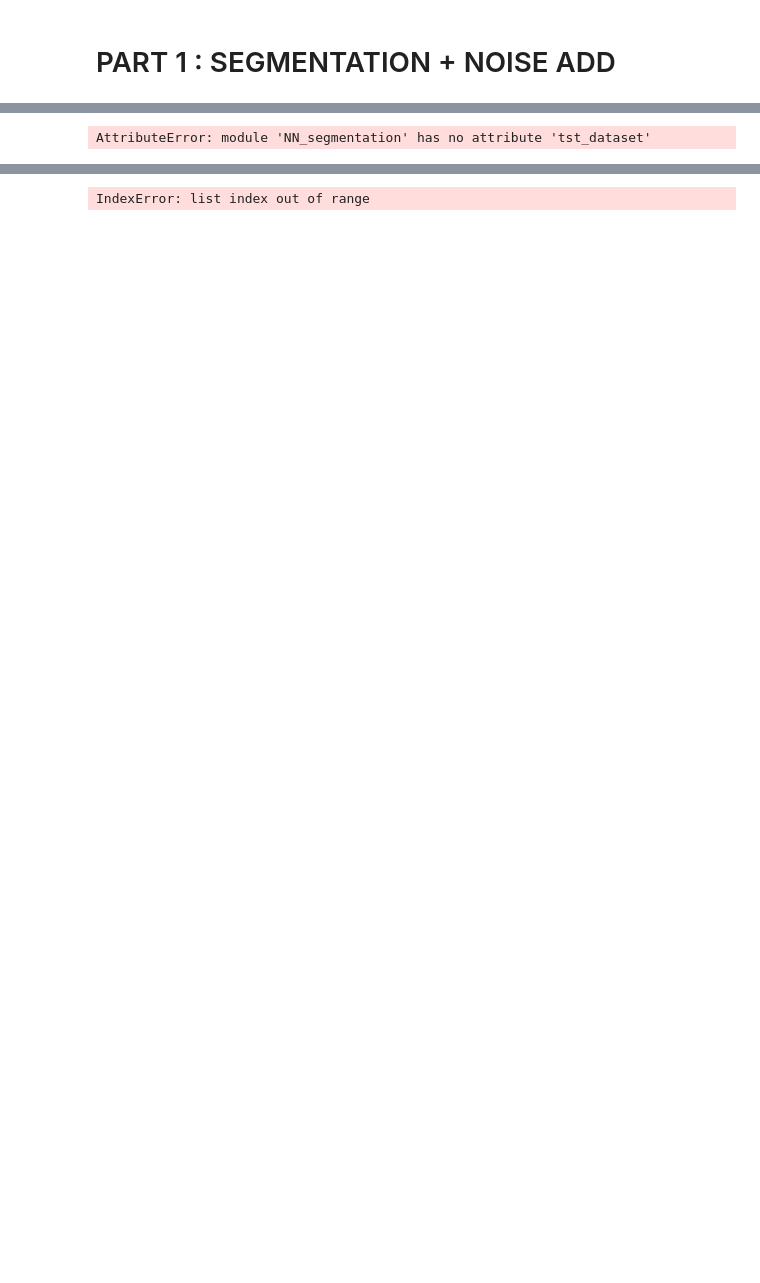
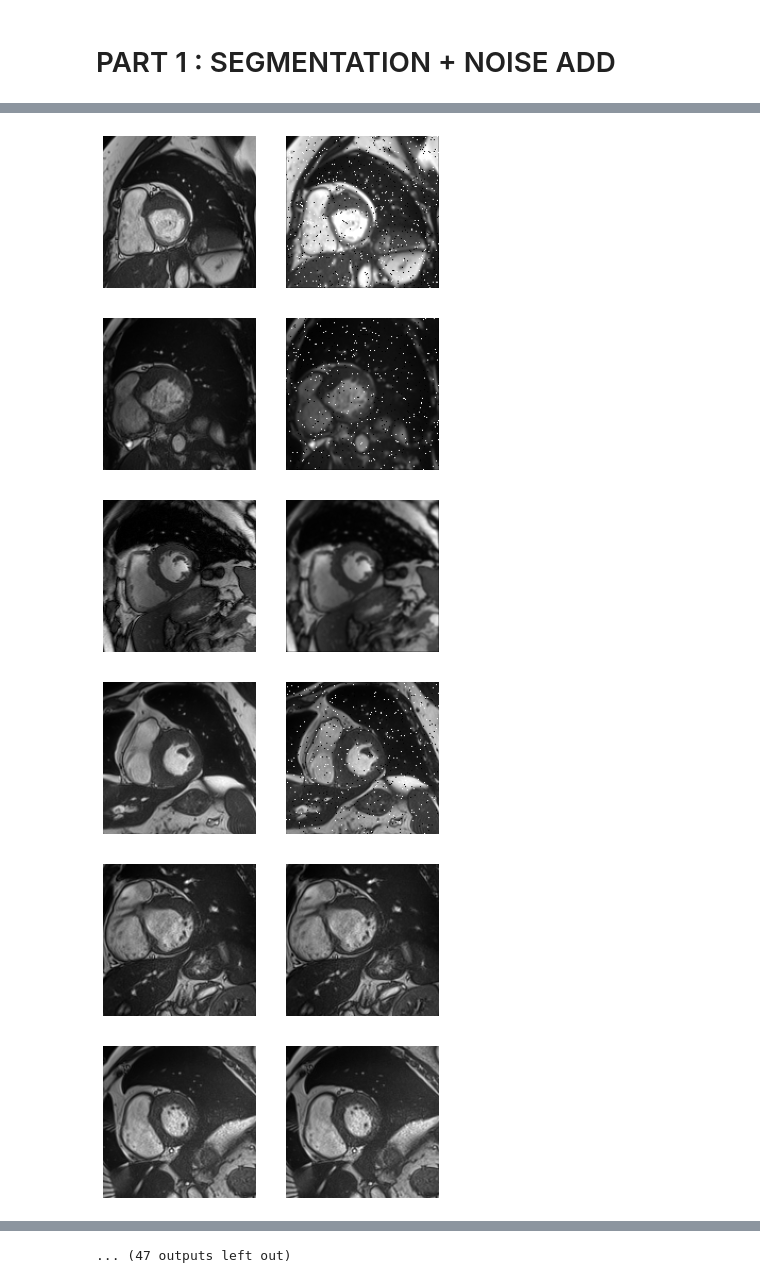
Before and after one commit to MATHplus-Young-Academy/P2-Cardiac-Motion, a Jupyter notebook: run.ipynb, the cells around one changed output, grey strips where cells are left out. Drawn from its saved outputs; the diff is of its cells as text; code cells hidden in the pictures; blank space fills up the shorter version.

Commit message:
segmentation works :)

```diff
--- a/run.ipynb
+++ b/run.ipynb
@@ -15,15 +18,42 @@ ModuleNotFoundError: No module named 'UNET3d_D4'
 # %%
+# LOAD DATA
 path_data = r"/home/jovyan/project_data/ACDC-Daten"
 add_noise = True
+single_noise_probability = 50
 
 data_list = []
 label_list = []
 
 for root, _, files in os.walk(path_data):
     if os.path.isfile(os.path.join(root, "image.nii.gz")):
-        data_list.append(NN_segmentation.tst_dataset.cardiacdata(os.path.join(path_data, "image.nii.gz")), os.path.join(path_data, "label.nii.gz"))
+        try:
+            data_list.append(cardiacdata(img_dir=os.path.join(root, "image.nii.gz"), label_dir=os.path.join(root, "label.nii.gz")))
+        except:
+            pass
+
+data_noise = []#copy.deepcopy(data_list)
+for i in range(len(data_list)):
+    noisy_data = []
+    for j in range(data_list[i].img.shape[0]):
+        for k in range(data_list[i].img.shape[1]):
+            noisy_data.append(data_augmentation.augmentation(np.squeeze(data_list[i].img[j,k,:,:]), single_noise_probability))
+    data_noise.append(np.array(noisy_data).reshape(data_list[i].img.shape))
+
+data_noisy_list = copy.deepcopy(data_list)
+for i in range(len(data_list)):
+    data_noisy_list[i].img = data_noise[i]
-# %% [output]
-AttributeError: module 'NN_segmentation' has no attribute 'tst_dataset'
 # %%
-data_list[0]
+for num in range(len(data_list)):
+    fig, axes = plt.subplots(1, 2)
+    axes[0].imshow(np.squeeze(data_list[num].img[0,0,:,:]), cmap="gray")
+    axes[0].axis("off")
+    axes[1].imshow(np.squeeze(data_noisy_list[num].img[0,0,:,:]), cmap="gray")
+    axes[1].axis("off")
+    plt.show()
 # %% [output]
+[figure, added]
+[figure, added]
+[figure, added]
+[figure, added]
+[figure, added]
+[figure, added]
@@ -30 +66 @@ data_list[0]
-IndexError: list index out of range
+... (47 outputs left out)
```
Also changed, not shown: parts of 2 cells of this notebook, 12 other files.
